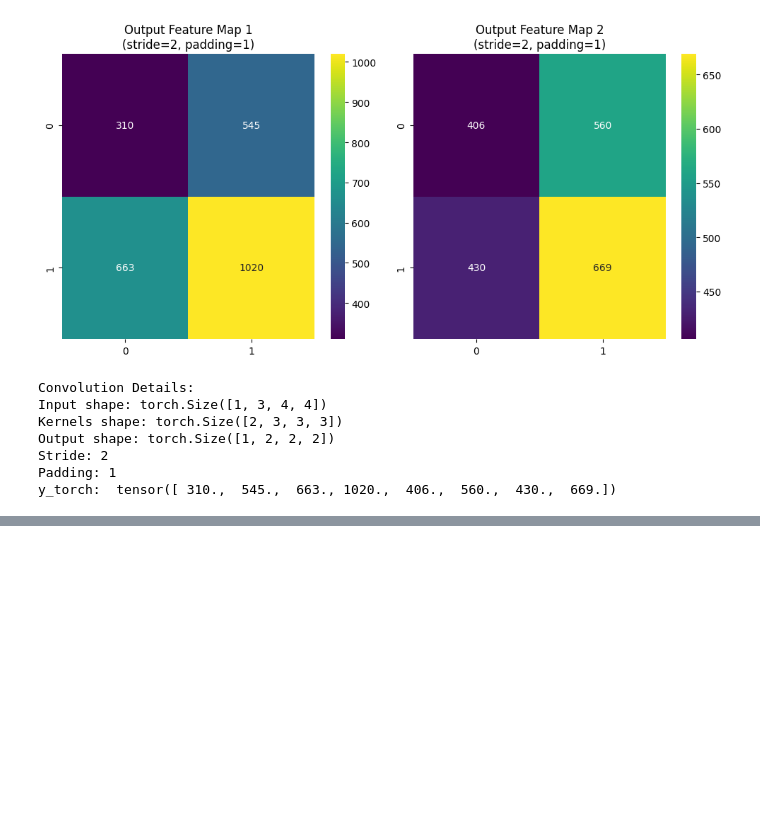
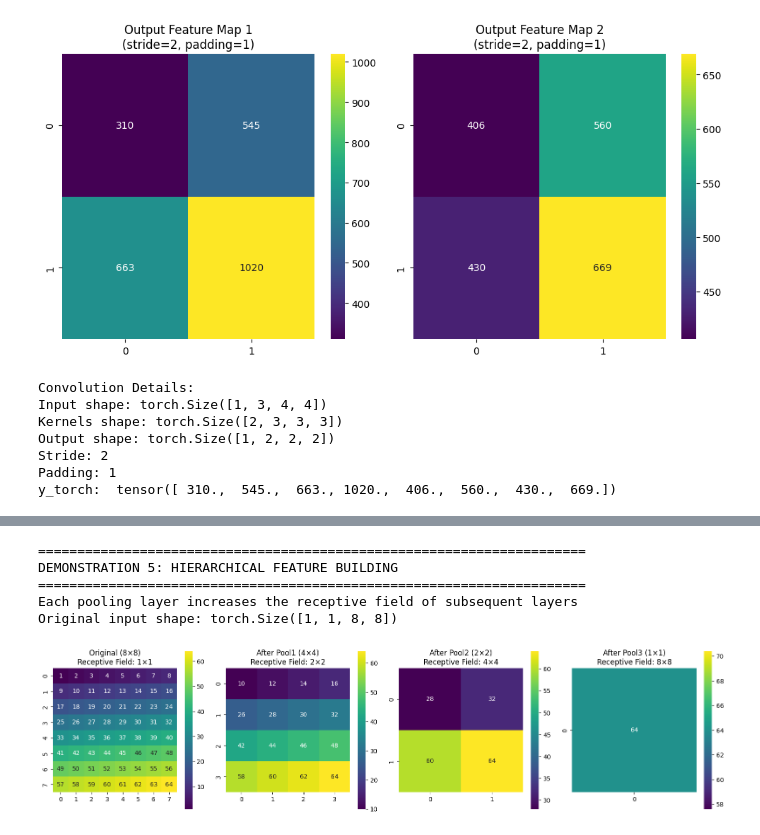
Before and after one commit to chrisjob1021/model-examples, a Jupyter notebook: cnn/toy_cnn.ipynb, the cells around one changed output, grey strips where cells are left out. Saved outputs shown, nothing was run; the diff lists cells and outputs as text; code cells hidden in the pictures; blank space fills up the shorter version.

```diff
--- a/cnn/toy_cnn.ipynb
+++ b/cnn/toy_cnn.ipynb
@@ -451,0 +763,69 @@ y_torch:  tensor([ 310.,  545.,  663., 1020.,  406.,  560.,  430.,  669.])
+# %%
+# Demonstration 5: Hierarchical Feature Building & Receptive Field Growth
+print("\n" + "="*70)
+print("DEMONSTRATION 5: HIERARCHICAL FEATURE BUILDING")
+print("="*70)
+print("Each pooling layer increases the receptive field of subsequent layers")
+
+# Create a larger input to demonstrate receptive field growth
+large_input = torch.tensor([
+    [[[1,  2,  3,  4,  5,  6,  7,  8],
+      [9,  10, 11, 12, 13, 14, 15, 16],
+      [17, 18, 19, 20, 21, 22, 23, 24],
+      [25, 26, 27, 28, 29, 30, 31, 32],
+      [33, 34, 35, 36, 37, 38, 39, 40],
+      [41, 42, 43, 44, 45, 46, 47, 48],
+      [49, 50, 51, 52, 53, 54, 55, 56],
+      [57, 58, 59, 60, 61, 62, 63, 64]]]
+], dtype=torch.float32)
+
+print(f"Original input shape: {large_input.shape}")
+
+# Apply multiple pooling layers to show hierarchical downsampling
+pool1 = ManualMaxPool2d(kernel_size=2, stride=2)
+pool2 = ManualMaxPool2d(kernel_size=2, stride=2)
+pool3 = ManualMaxPool2d(kernel_size=2, stride=2)
+
+# Progressive pooling
+stage1 = pool1(large_input)  # 8x8 -> 4x4
+stage2 = pool2(stage1)       # 4x4 -> 2x2
+stage3 = pool3(stage2)       # 2x2 -> 1x1
+
+stages = [large_input[0,0], stage1[0,0], stage2[0,0], stage3[0,0]]
+stage_names = ["Original (8×8)", "After Pool1 (4×4)", "After Pool2 (2×2)", "After Pool3 (1×1)"]
+receptive_fields = ["1×1", "2×2", "4×4", "8×8"]
+
+# Visualize the hierarchical downsampling
+fig, axes = plt.subplots(1, 4, figsize=(16, 4))
+
+for i, (stage, name, rf) in enumerate(zip(stages, stage_names, receptive_fields)):
+    sns.heatmap(stage.numpy(), annot=True, cmap='viridis', fmt='.0f',
+                ax=axes[i], cbar=True, square=True)
+    axes[i].set_title(f'{name}\nReceptive Field: {rf}')
+
+plt.tight_layout()
+plt.show()
+
+# Demonstrate receptive field concept
+print("\nRECEPTIVE FIELD ANALYSIS:")
+print("="*50)
+
+# Show how one output neuron 'sees' increasingly larger input regions
+print("Tracing backward from final output to original input:")
+print(f"• Final output (1×1): Represents entire 8×8 input")
+print(f"• Stage 2 (2×2): Each cell represents 4×4 region of original")
+print(f"• Stage 1 (4×4): Each cell represents 2×2 region of original")
+print(f"• Original (8×8): Each cell represents 1×1 region (itself)")
+
+print("\nHierarchical Feature Interpretation:")
+print("• Early stages: Fine details (individual pixels)")
+print("• Middle stages: Local patterns (edges, textures)")
+print("• Later stages: Global features (shapes, objects)")
+print("• Final stage: Entire image summary")
+# %% [output]
+======================================================================
+DEMONSTRATION 5: HIERARCHICAL FEATURE BUILDING
+======================================================================
+Each pooling layer increases the receptive field of subsequent layers
+Original input shape: torch.Size([1, 1, 8, 8])
+[figure, added]
```
Also changed, not shown: parts of 4 cells of this notebook, 1 other file.
